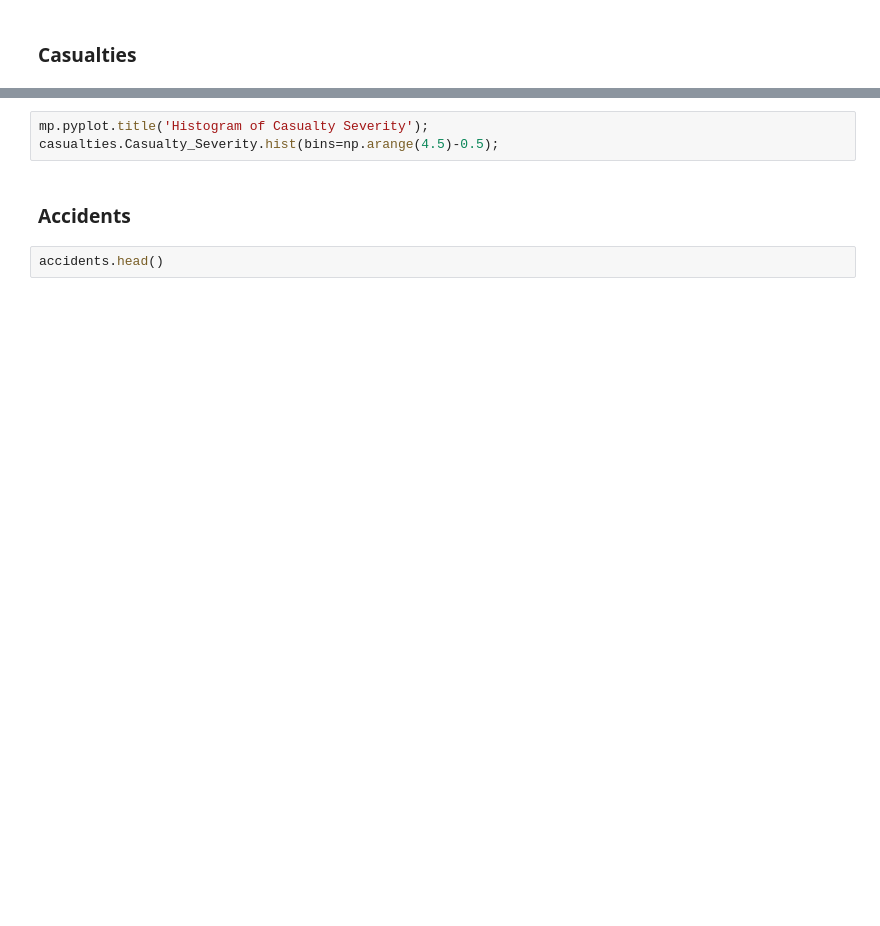
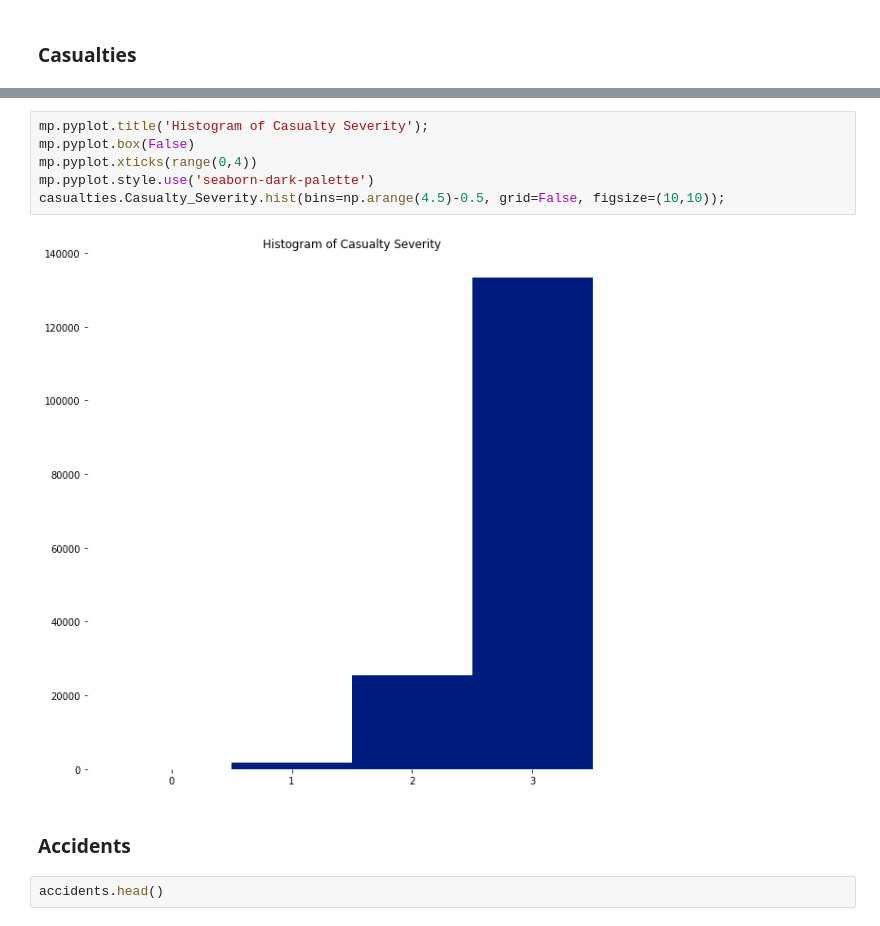
Before and after one commit to jayzuccarelli/Medium, a Jupyter notebook: Developing Machine Learning Pipelines/Driver Accident Risk Model.ipynb, the cells around one changed output, grey strips where cells are left out. Cells and saved outputs as stored; diff of their text form; blank space fills up the shorter version.

```diff
--- a/Developing Machine Learning Pipelines/Driver Accident Risk Model.ipynb
+++ b/Developing Machine Learning Pipelines/Driver Accident Risk Model.ipynb
@@ -51,6 +95,11 @@ casualties.describe()
 # %%
 mp.pyplot.title('Histogram of Casualty Severity');
-casualties.Casualty_Severity.hist(bins=np.arange(4.5)-0.5);
+mp.pyplot.box(False)
+mp.pyplot.xticks(range(0,4))
+mp.pyplot.style.use('seaborn-dark-palette')
+casualties.Casualty_Severity.hist(bins=np.arange(4.5)-0.5, grid=False, figsize=(10,10));
+# %% [output]
+[figure, added]
 # %% [markdown]
 ### Accidents
 # %%
```
Also changed, not shown: parts of 10 cells of this notebook, 9 other files.
